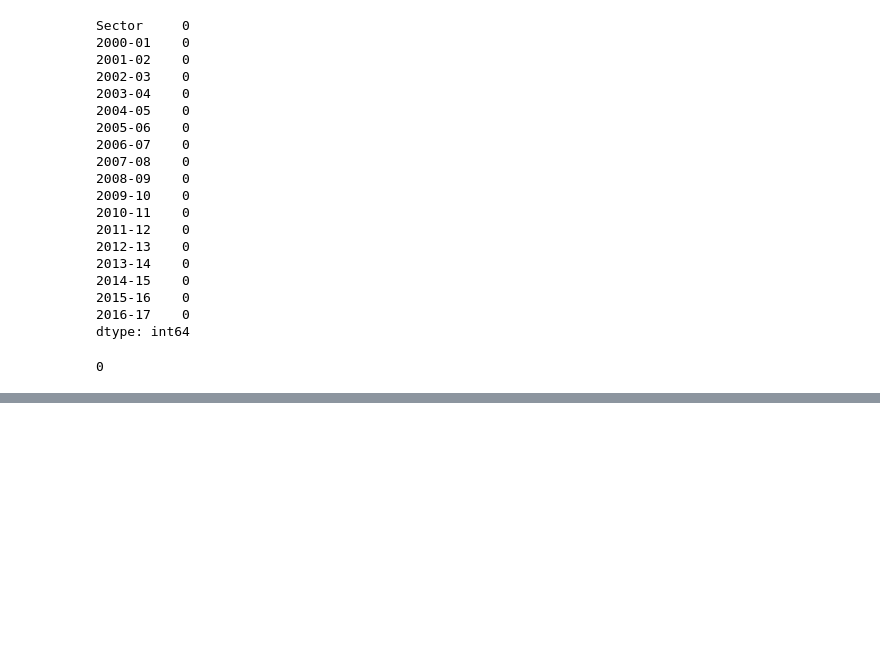
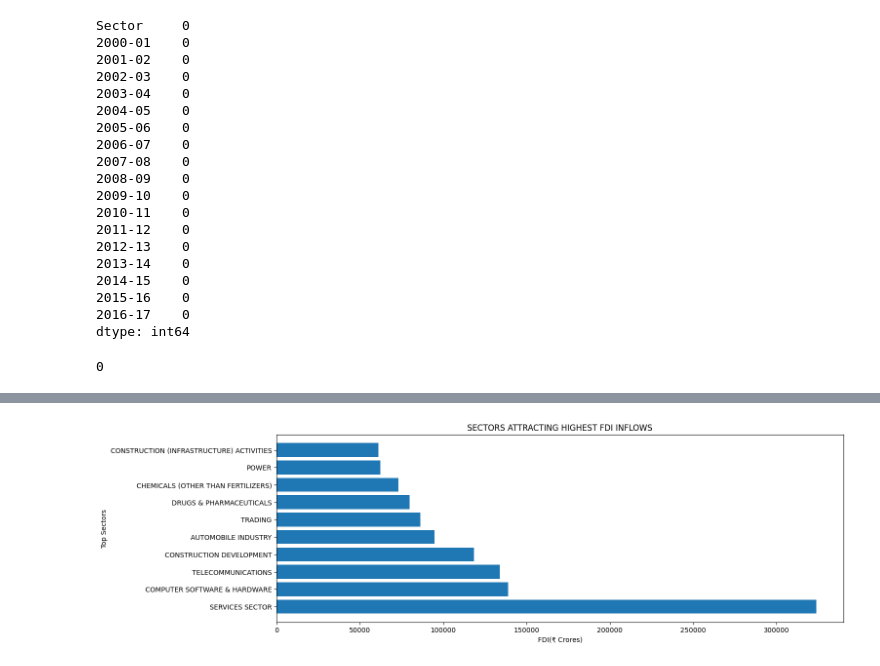
Before and after one commit to yash66gupta/FDI-Analysis, a Jupyter notebook: FDI_Analysis.ipynb, the cells around one changed output, grey strips where cells are left out. Drawn from its saved outputs; the diff is of its cells as text; code cells hidden in the pictures; blank space fills up the shorter version.

```diff
--- a/FDI_Analysis.ipynb
+++ b/FDI_Analysis.ipynb
@@ -239,0 +297,10 @@ Sorted
+# %%
+#Top 10 and bottom 10 sectors
+Top_10_Sectors = Sectorwise_fdi.nlargest(10,['FDI(₹ Crores)'])
+# %%
+#Calculating percentage-wise FDI share among top 10 sectors and among all sectors
+Total_fdi = round(melt01['FDI(₹ Crores)'].sum(),2)
+Sum = Top_10_Sectors['FDI(₹ Crores)'].sum()
+Top_10_Sectors['In %age'] = round(Top_10_Sectors['FDI(₹ Crores)']/Sum*100,2)
+Top_10_Sectors['%age to Total Inflows'] = round((Top_10_Sectors['FDI(₹ Crores)']/Total_fdi)*100,2)
+Top_10_Sectors
@@ -239,0 +320,11 @@ Sorted
+# %%
+##Creating bar chart to visualise Total FDI inflow in top 10 sectors using Matplotlib
+
+plt.figure(figsize=(15,5))
+plt.barh(Top_10_Sectors.index,Top_10_Sectors['FDI(₹ Crores)'])
+plt.title('SECTORS ATTRACTING HIGHEST FDI INFLOWS')
+plt.xlabel('FDI(₹ Crores)')
+plt.ylabel('Top Sectors')
+plt.show()
+# %% [output]
+[figure, added]
```
Also changed, not shown: parts of 12 cells of this notebook.
